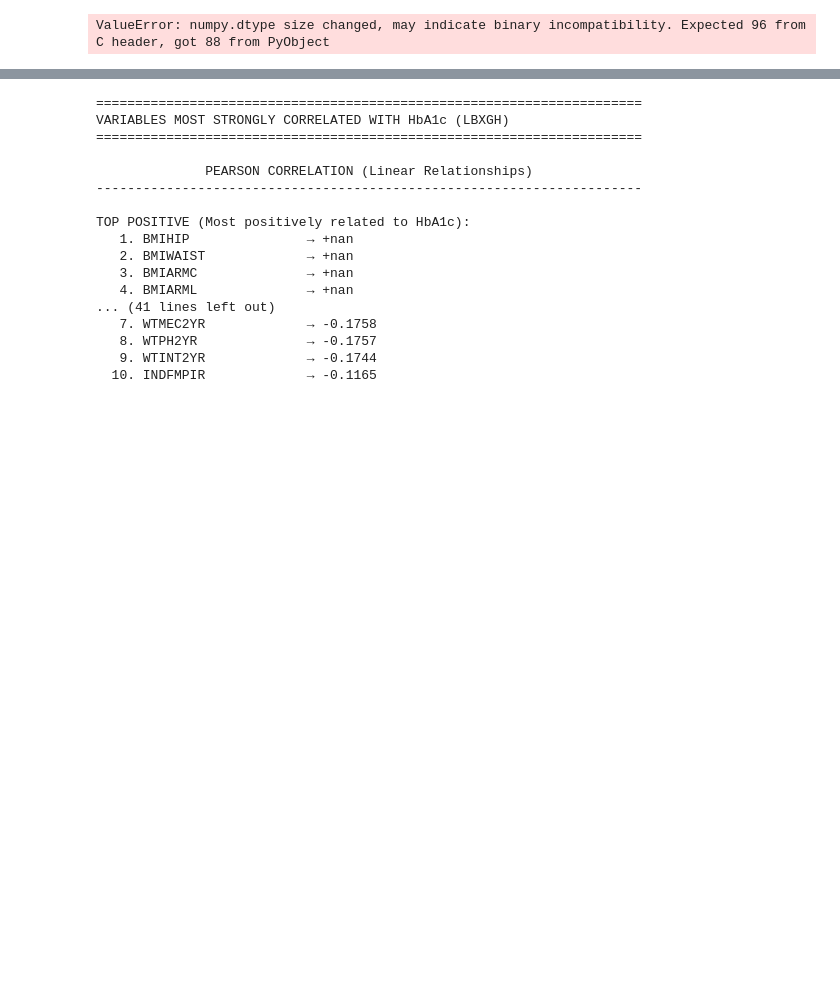
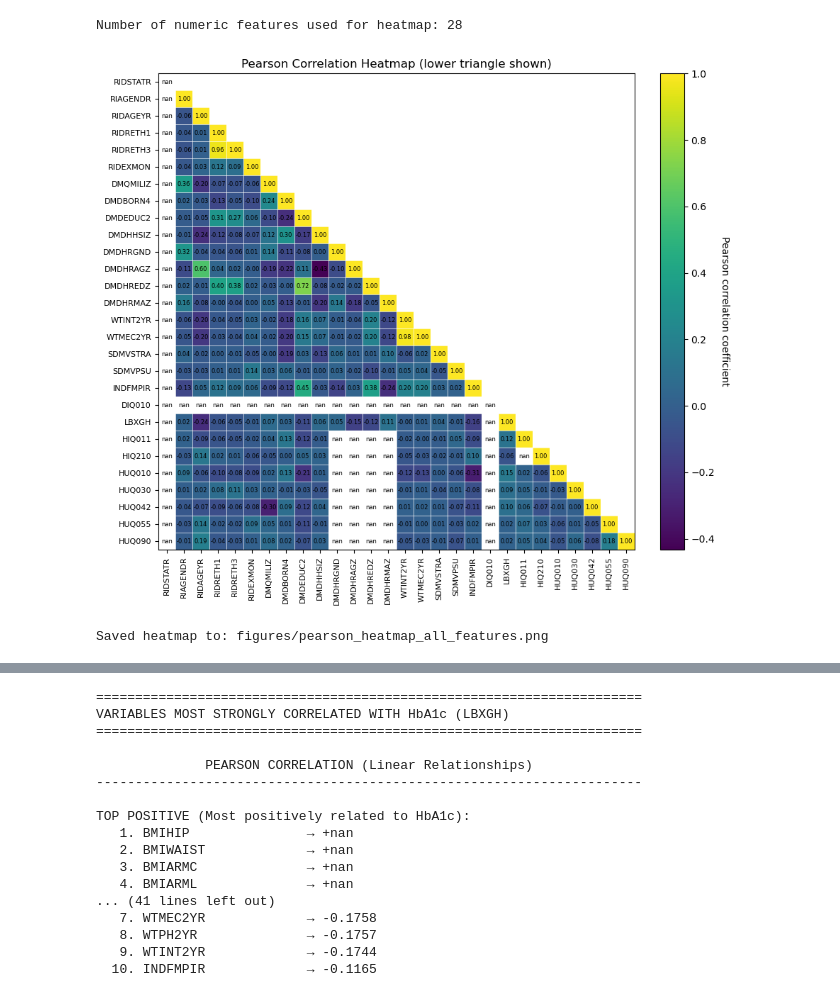
Before and after one commit to unnatiagarwal02/BMI_Applied_project, a Jupyter notebook: heatmap.ipynb, the cells around one changed output, grey strips where cells are left out. Saved outputs shown, nothing was run; the diff lists cells and outputs as text; code cells hidden in the pictures; blank space fills up the shorter version.

```diff
--- a/heatmap.ipynb
+++ b/heatmap.ipynb
@@ -5,7 +5,7 @@ import numpy as np
 import matplotlib.pyplot as plt
 
 # ---------- SETTINGS ----------
-CSV_PATH = '/Users/unnatiagarwal/Documents/Semester_4/Applied_Project/Untitled/Cleaning_data_merged_17_23.csv'   # file you specified
+CSV_PATH = 'categorized_diabetes/absolute_diagnosed_diabetes.csv'   # file you specified
 OUT_DIR = 'figures'
 OUT_FILE = os.path.join(OUT_DIR, 'pearson_heatmap_all_features.png')
 ANNOTATE_THRESHOLD = 50   # if #vars <= this, annotate cell values
@@ -66,34 +66,36 @@ ax.set_yticklabels(corr.index, fontsize=8)
 ax.set_xticks(np.arange(-0.5, vars_count, 1), minor=True)
 ax.set_yticks(np.arange(-0.5, vars_count, 1), minor=True)
 ax.grid(which='minor', color='w', linestyle='-', linewidth=0.5)
 ax.tick_params(which='minor', bottom=False, left=False)
 
 # colorbar
 cbar = fig.colorbar(cax, ax=ax, fraction=0.046, pad=0.04)
 cbar.set_label('Pearson correlation coefficient', rotation=270, labelpad=15)
 
 ax.set_title('Pearson Correlation Heatmap (lower triangle shown)')
 
 # annotate values if dimension is small enough
 if vars_count <= ANNOTATE_THRESHOLD:
     for i in range(vars_count):
         for j in range(vars_count):
             # only annotate lower triangle and diagonal (where mask is False)
             if not mask[i, j]:
                 val = corr.values[i, j]
                 ax.text(j, i, f"{val:.2f}", ha='center', va='center', fontsize=6)
 else:
     # add note on the figure about no annotation
     ax.text(0.01, 0.99, 'Annotations omitted for readability (too many variables)',
             transform=ax.transAxes, va='top', ha='left', fontsize=9, bbox=dict(boxstyle='round', fc='w', alpha=0.7))
 
 plt.tight_layout()
 plt.savefig(OUT_FILE, dpi=200, bbox_inches='tight')
 plt.show()
 
 print(f"Saved heatmap to: {OUT_FILE}")
 # %% [output]
-ValueError: numpy.dtype size changed, may indicate binary incompatibility. Expected 96 from C header, got 88 from PyObject
+Number of numeric features used for heatmap: 28
+[figure, added]
+Saved heatmap to: figures/pearson_heatmap_all_features.png
 # %%
 import seaborn as sns
 from scipy.stats import spearmanr
```
Also changed, not shown: parts of 1 cell of this notebook, 11 other files.
